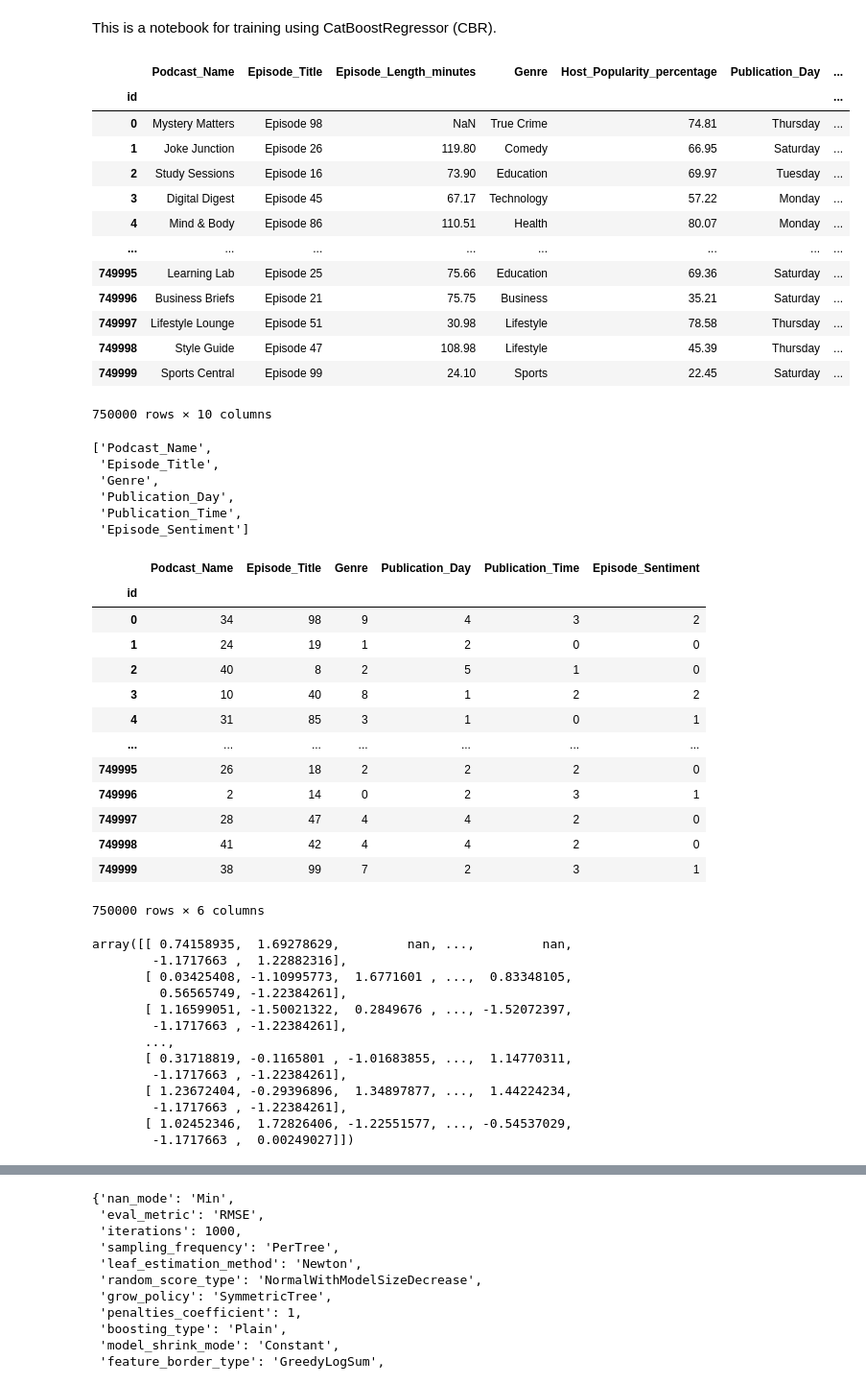
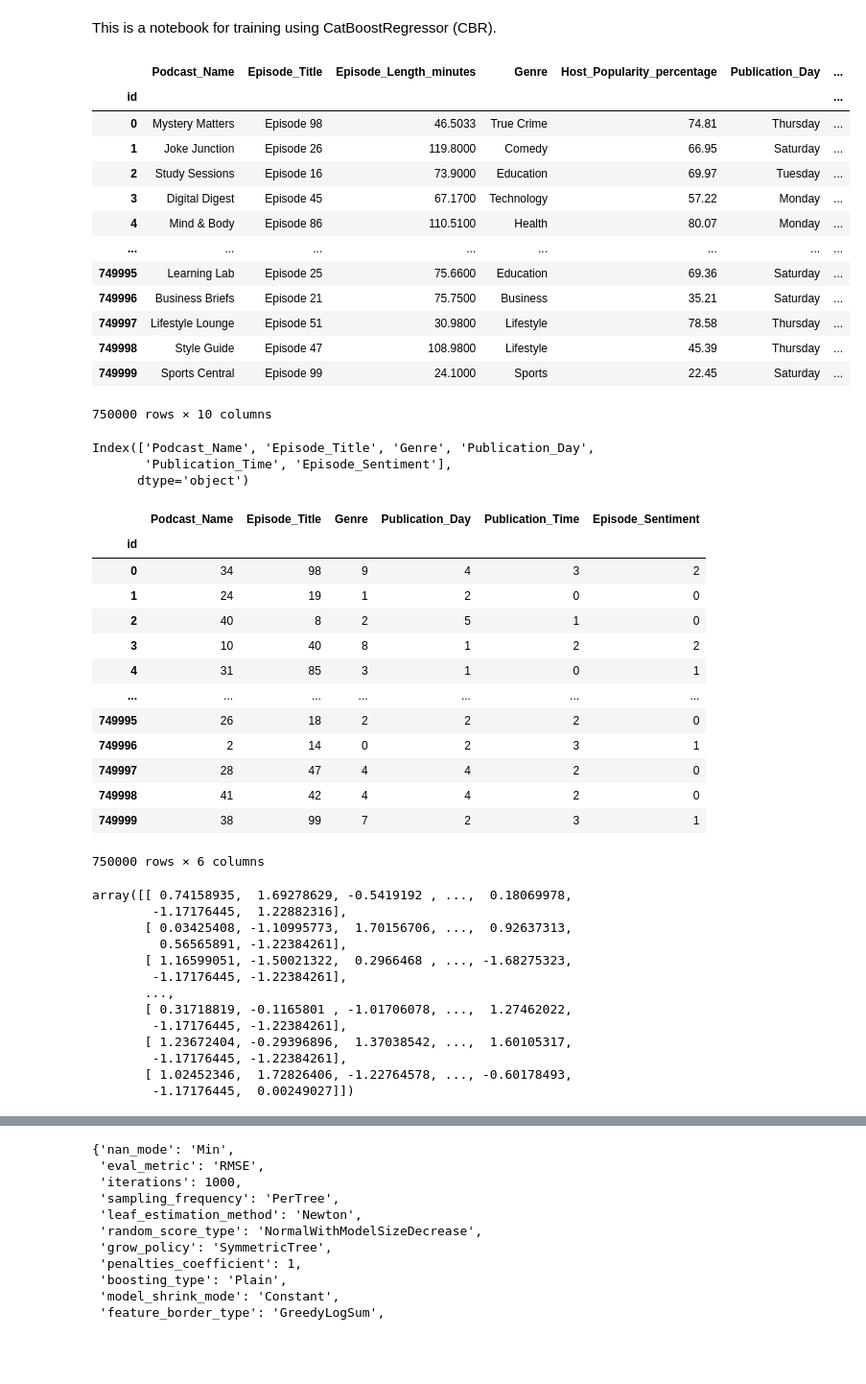
Before and after one commit to Keroshi/Kaggle-Podcast-Listening-Time-Prediction, a Jupyter notebook: training_CBR.ipynb, the cells around one changed output, grey strips where cells are left out. Shown at 96% size. Drawn from its saved outputs; the diff is of its cells as text; code cells hidden in the pictures; blank space fills up the shorter version.

```diff
--- a/training_CBR.ipynb
+++ b/training_CBR.ipynb
@@ -8,25 +8,27 @@ from sklearn.metrics import root_mean_squared_error
 from catboost import CatBoostRegressor
 # %%
 # Load the data
-train_df = pd.read_csv('./inputs/train.csv').set_index("id")
+# train_df = pd.read_csv('./inputs/train.csv').set_index("id")
+%store -r train_df
+train_df = train_df
 target = train_df["Listening_Time_minutes"]
 train_df.drop("Listening_Time_minutes", axis=1, inplace=True)
 # train_df.drop("Episode_Title", axis=1, inplace=True)
 train_df
 # %% [output]
 |  | Podcast_Name | Episode_Title | Episode_Length_minutes | Genre | Host_Popularity_percentage | Publication_Day | ... |
 | id |  |  |  |  |  |  | ... |
-| 0 | Mystery Matters | Episode 98 | NaN | True Crime | 74.81 | Thursday | ... |
-| 1 | Joke Junction | Episode 26 | 119.80 | Comedy | 66.95 | Saturday | ... |
-| 2 | Study Sessions | Episode 16 | 73.90 | Education | 69.97 | Tuesday | ... |
-| 3 | Digital Digest | Episode 45 | 67.17 | Technology | 57.22 | Monday | ... |
-| 4 | Mind & Body | Episode 86 | 110.51 | Health | 80.07 | Monday | ... |
+| 0 | Mystery Matters | Episode 98 | 46.5033 | True Crime | 74.81 | Thursday | ... |
+| 1 | Joke Junction | Episode 26 | 119.8000 | Comedy | 66.95 | Saturday | ... |
+| 2 | Study Sessions | Episode 16 | 73.9000 | Education | 69.97 | Tuesday | ... |
+| 3 | Digital Digest | Episode 45 | 67.1700 | Technology | 57.22 | Monday | ... |
+| 4 | Mind & Body | Episode 86 | 110.5100 | Health | 80.07 | Monday | ... |
 | ... | ... | ... | ... | ... | ... | ... | ... |
-| 749995 | Learning Lab | Episode 25 | 75.66 | Education | 69.36 | Saturday | ... |
-| 749996 | Business Briefs | Episode 21 | 75.75 | Business | 35.21 | Saturday | ... |
-| 749997 | Lifestyle Lounge | Episode 51 | 30.98 | Lifestyle | 78.58 | Thursday | ... |
-| 749998 | Style Guide | Episode 47 | 108.98 | Lifestyle | 45.39 | Thursday | ... |
-| 749999 | Sports Central | Episode 99 | 24.10 | Sports | 22.45 | Saturday | ... |
+| 749995 | Learning Lab | Episode 25 | 75.6600 | Education | 69.36 | Saturday | ... |
+| 749996 | Business Briefs | Episode 21 | 75.7500 | Business | 35.21 | Saturday | ... |
+| 749997 | Lifestyle Lounge | Episode 51 | 30.9800 | Lifestyle | 78.58 | Thursday | ... |
+| 749998 | Style Guide | Episode 47 | 108.9800 | Lifestyle | 45.39 | Thursday | ... |
+| 749999 | Sports Central | Episode 99 | 24.1000 | Sports | 22.45 | Saturday | ... |
 750000 rows × 10 columns
 # %%
 # Encode the categorical columns
@@ -39,12 +41,9 @@ for column in categories:
 
 train_df[categories]
 # %% [output]
-['Podcast_Name',
- 'Episode_Title',
- 'Genre',
- 'Publication_Day',
- 'Publication_Time',
- 'Episode_Sentiment']
+Index(['Podcast_Name', 'Episode_Title', 'Genre', 'Publication_Day',
+       'Publication_Time', 'Episode_Sentiment'],
+      dtype='object')
 |  | Podcast_Name | Episode_Title | Genre | Publication_Day | Publication_Time | Episode_Sentiment |
 | id |  |  |  |  |  |  |
 | 0 | 34 | 98 | 9 | 4 | 3 | 2 |
@@ -65,19 +64,19 @@ scaler = StandardScaler()
 train_df_scaled = scaler.fit_transform(train_df)
 train_df_scaled
 # %% [output]
-array([[ 0.74158935,  1.69278629,         nan, ...,         nan,
-        -1.1717663 ,  1.22882316],
-       [ 0.03425408, -1.10995773,  1.6771601 , ...,  0.83348105,
-         0.56565749, -1.22384261],
-       [ 1.16599051, -1.50021322,  0.2849676 , ..., -1.52072397,
-        -1.1717663 , -1.22384261],
+array([[ 0.74158935,  1.69278629, -0.5419192 , ...,  0.18069978,
+        -1.17176445,  1.22882316],
+       [ 0.03425408, -1.10995773,  1.70156706, ...,  0.92637313,
+         0.56565891, -1.22384261],
+       [ 1.16599051, -1.50021322,  0.2966468 , ..., -1.68275323,
+        -1.17176445, -1.22384261],
        ...,
-       [ 0.31718819, -0.1165801 , -1.01683855, ...,  1.14770311,
-        -1.1717663 , -1.22384261],
-       [ 1.23672404, -0.29396896,  1.34897877, ...,  1.44224234,
-        -1.1717663 , -1.22384261],
-       [ 1.02452346,  1.72826406, -1.22551577, ..., -0.54537029,
-        -1.1717663 ,  0.00249027]])
+       [ 0.31718819, -0.1165801 , -1.01706078, ...,  1.27462022,
+        -1.17176445, -1.22384261],
+       [ 1.23672404, -0.29396896,  1.37038542, ...,  1.60105317,
+        -1.17176445, -1.22384261],
+       [ 1.02452346,  1.72826406, -1.22764578, ..., -0.60178493,
+        -1.17176445,  0.00249027]])
 # %%
 X_train, X_test, y_train, y_test = train_test_split(train_df_scaled, target, test_size=0.2, random_state=42)
 # %%
```
Also changed, not shown: parts of 5 cells of this notebook, 10 other files.
